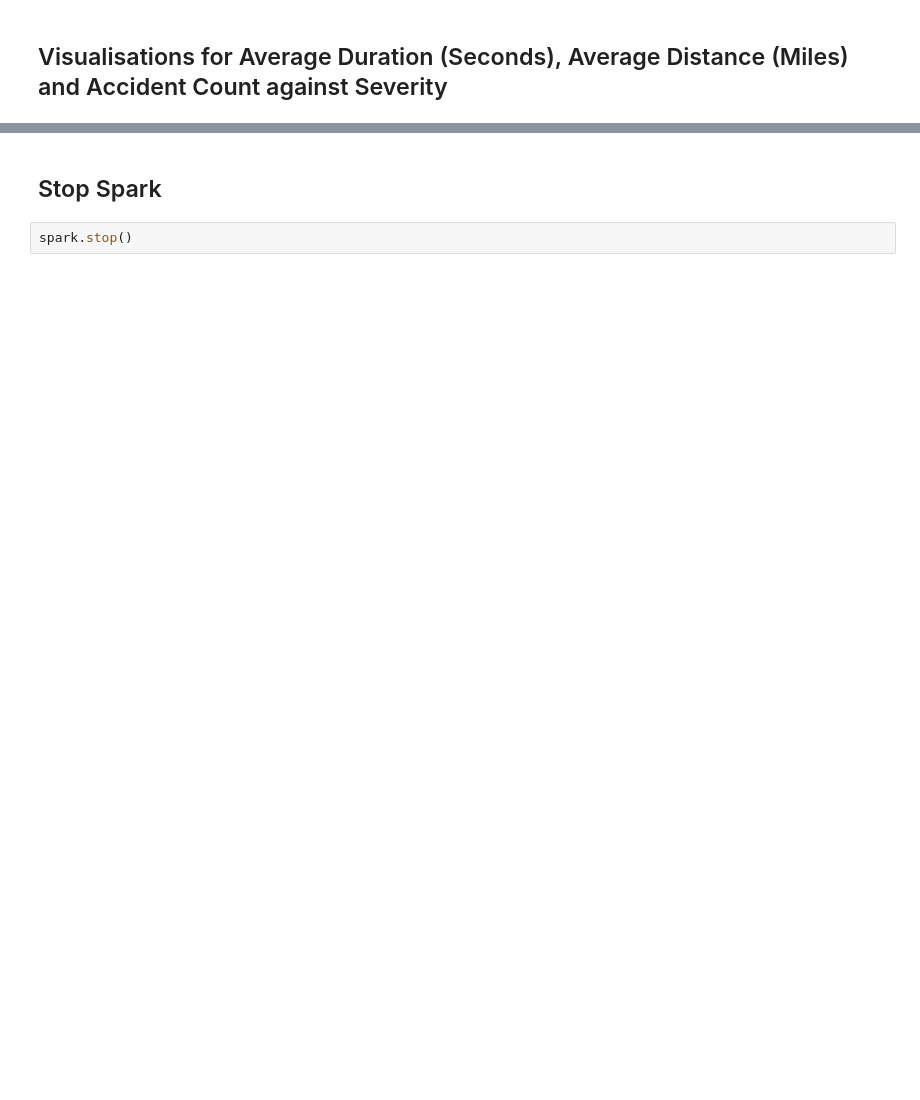
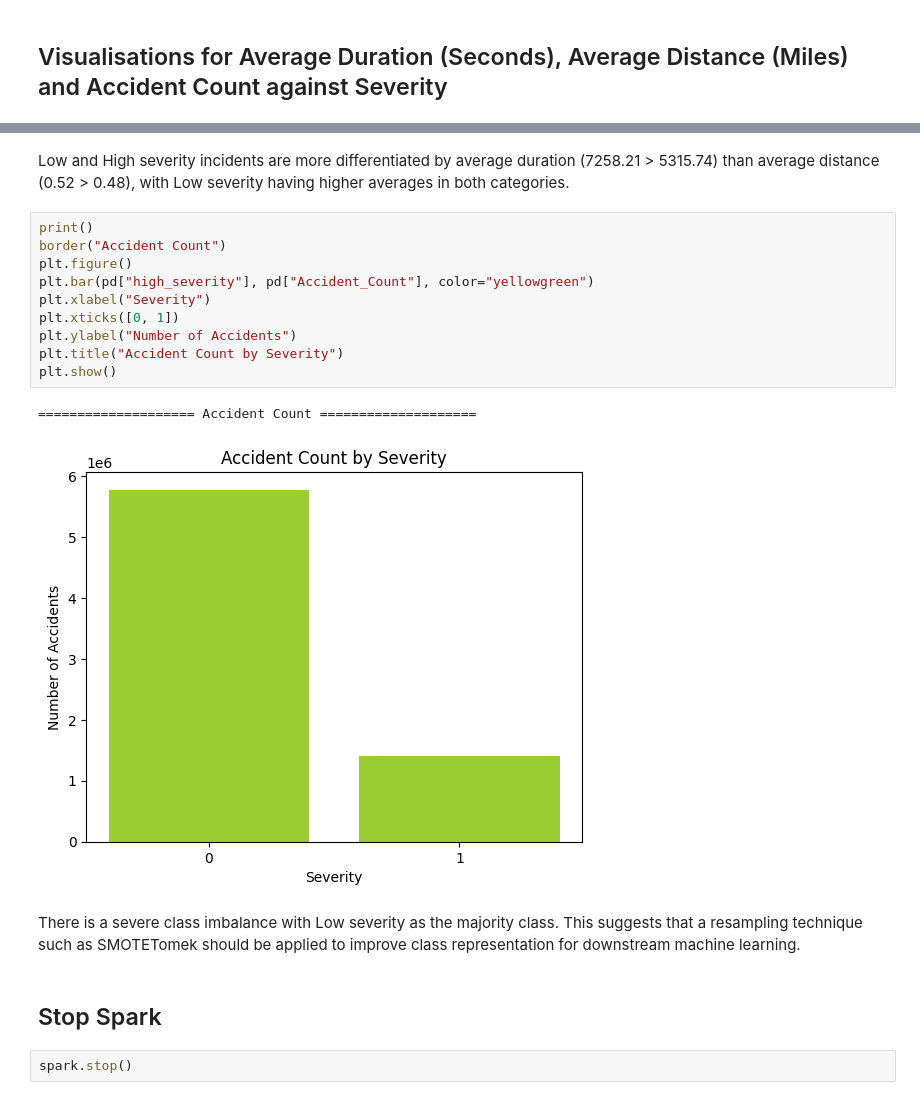
Before and after one commit to iiank/Agentic-AI-for-Big-Data-Analytics, a Jupyter notebook: EDA/post_clean_EDA.ipynb, the cells around one changed output, grey strips where cells are left out. Drawn from its saved outputs; the diff is of its cells as text; blank space fills up the shorter version.

```diff
--- a/EDA/post_clean_EDA.ipynb
+++ b/EDA/post_clean_EDA.ipynb
@@ -438,3 +515,20 @@ plt.show()
+# %% [markdown]
+Low and High severity incidents are more differentiated by average duration (7258.21 > 5315.74) than average distance (0.52 > 0.48), with Low severity having higher averages in both categories.
+# %%
+print()
+border("Accident Count")
+plt.figure()
+plt.bar(pd["high_severity"], pd["Accident_Count"], color="yellowgreen")
+plt.xlabel("Severity")
+plt.xticks([0, 1])
+plt.ylabel("Number of Accidents")
+plt.title("Accident Count by Severity")
+plt.show()
+# %% [output]
+==================== Accident Count ====================
+[figure, added]
+# %% [markdown]
+There is a severe class imbalance with Low severity as the majority class. This suggests that a resampling technique such as SMOTETomek should be applied to improve class representation for downstream machine learning.
 # %% [markdown]
 ## Stop Spark
 # %%
```
Also changed, not shown: parts of 15 cells of this notebook.
